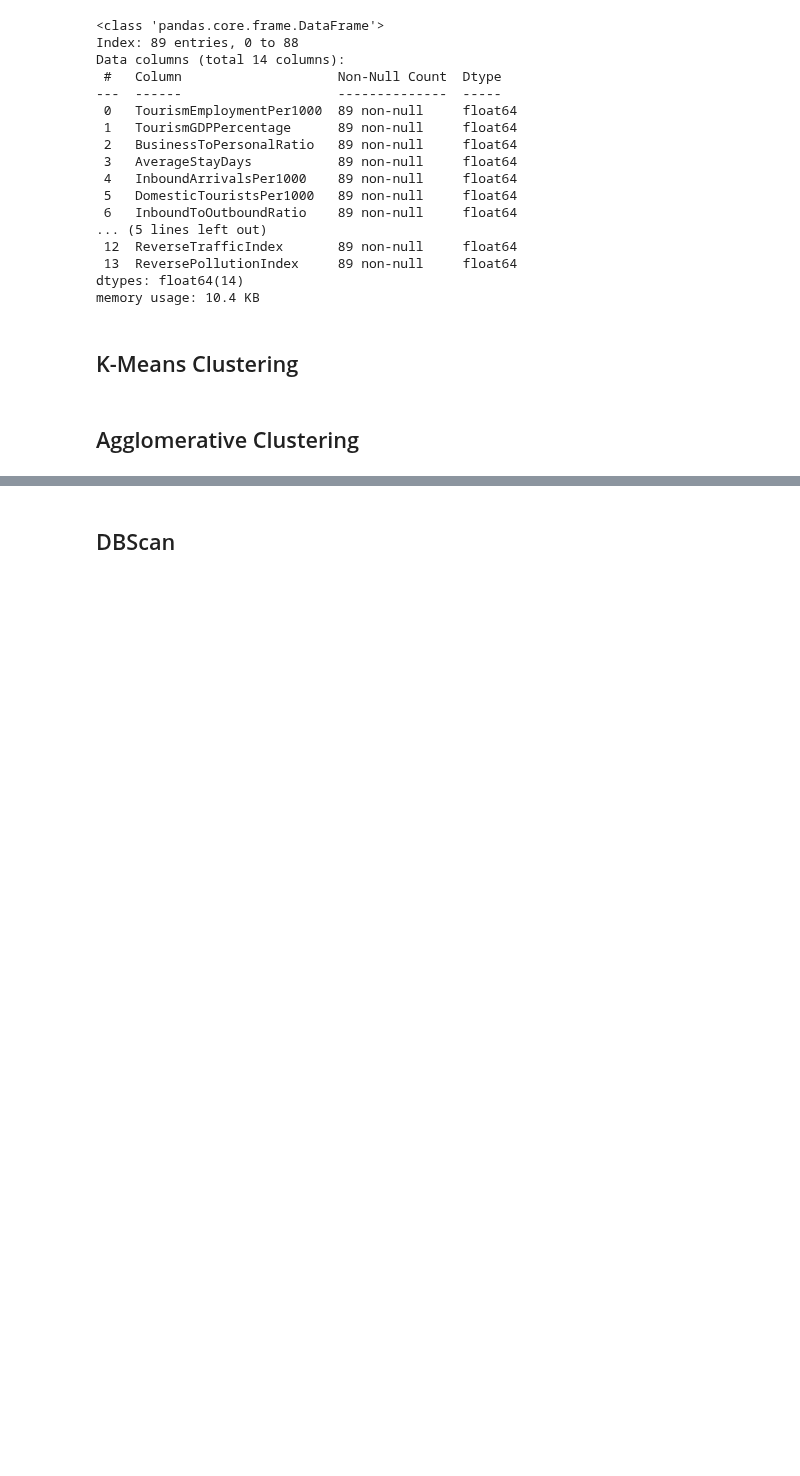
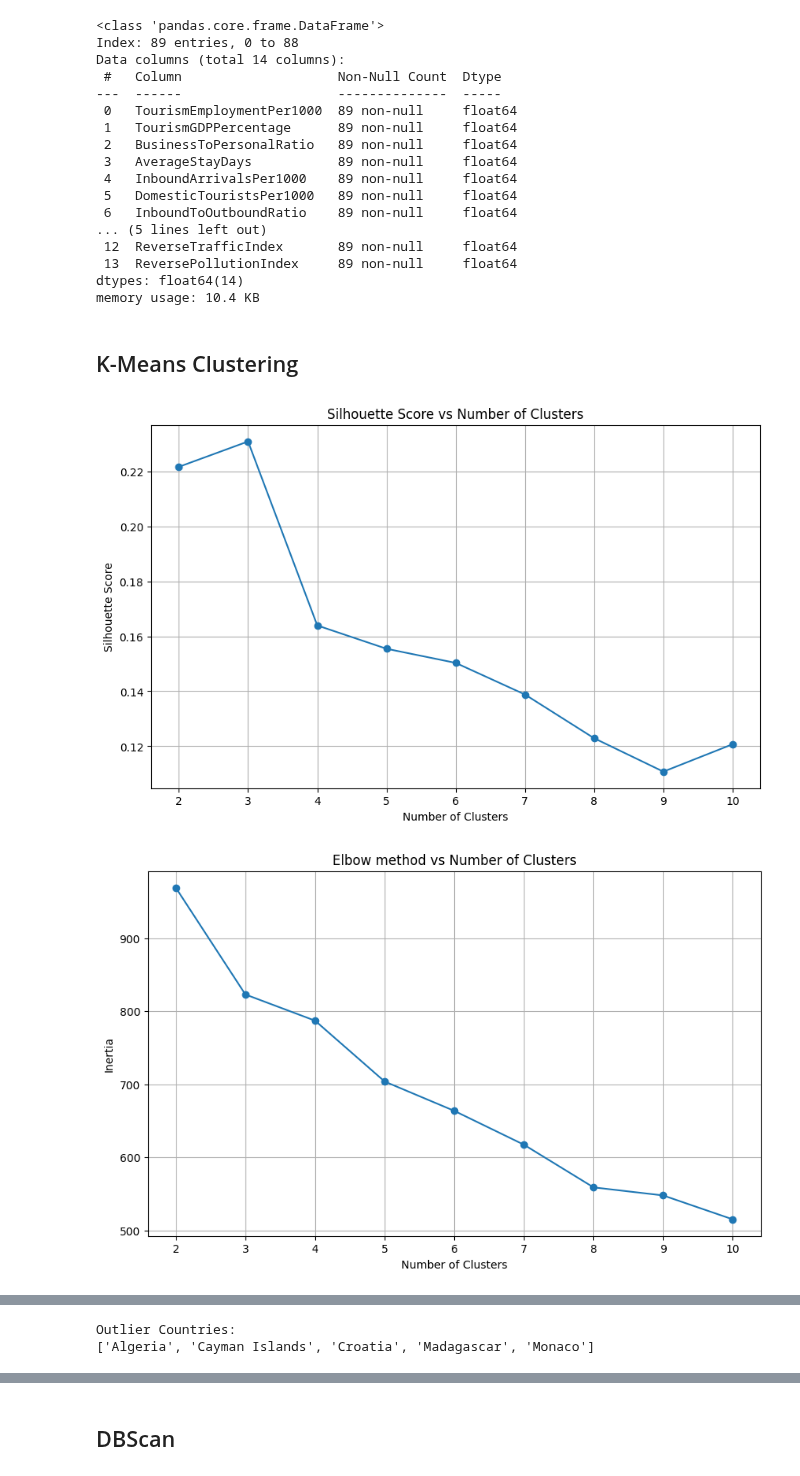
Before and after one commit to IuliaBunescu/tourism_clustering_project, a Jupyter notebook: Clustering/clustering.ipynb, the cells around one changed output, grey strips where cells are left out. Drawn from its saved outputs; the diff is of its cells as text; code cells hidden in the pictures; blank space fills up the shorter version.

```diff
--- a/Clustering/clustering.ipynb
+++ b/Clustering/clustering.ipynb
@@ -57,5 +57,53 @@ dtypes: float64(14)
 memory usage: 10.4 KB
 # %% [markdown]
 ## K-Means Clustering
-# %% [markdown]
-## Agglomerative Clustering
+# %%
+number_clusters = range(2, 11) #between 2 and 11 clusters
+silhouette_scores, inertia = utils.getSilhouetteScoreAndInertiaForKMeans(number_clusters, numerical_features_df)
+utils.plotValuesBasedOnClusterNumbers(number_clusters, silhouette_scores, "Number of Clusters", "Silhouette Score","Silhouette Score vs Number of Clusters")
+utils.plotValuesBasedOnClusterNumbers(number_clusters, inertia, "Number of Clusters", "Inertia","Elbow method vs Number of Clusters")
+
+#Choose the best k (based on max silhouette score)
+best_k = number_clusters[inertia.index(max(inertia))]
+
+#Run K-Means
+kmeans_final = KMeans(n_clusters=best_k,random_state=43, n_init=10, max_iter=1000)
+cluster_labels = kmeans_final.fit_predict(numerical_features_df)
+
+
+# Get distances of each point to its assigned cluster centroid
+centroids = kmeans_final.cluster_centers_
+distances = np.linalg.norm(numerical_features_df - centroids[cluster_labels], axis=1)
+
+# Define outliers (e.g., top 5% farthest points)
+threshold = np.percentile(distances, 95)
+outliers = distances > threshold
+
+# Run PCA
+pca = PCA(n_components=2)
+pca_components = pca.fit_transform(numerical_features_df)
+
+plt.figure(figsize=(10, 6))
+
+# Color points: red for outliers, blue otherwise
+colors = ['red' if outliers[i] else 'blue' for i in range(len(outliers))]
+plt.scatter(pca_components[:, 0], pca_components[:, 1], c=colors, s=80, edgecolors='k')
+
+# Annotate country names using same red/blue logic
+for i, country in enumerate(df["CountryName"]):
+    label_color = 'red' if outliers[i] else 'blue'
+    plt.annotate(country, (pca_components[i, 0], pca_components[i, 1]), fontsize=8, color=label_color)
+
+plt.title("Outlier Detection via K-Means (Red = Outliers, Blue = Inliers)")
+plt.xlabel("PCA 1")
+plt.ylabel("PCA 2")
+plt.grid(True)
+plt.show()
+
+# Print names of outlier countries
+outlier_countries = df["CountryName"][outliers]
+print("Outlier Countries:")
+print(outlier_countries.to_list())
+# %% [output]
+[figure, added]
+[figure, added]
@@ -61,0 +111,2 @@ memory usage: 10.4 KB
+Outlier Countries:
+['Algeria', 'Cayman Islands', 'Croatia', 'Madagascar', 'Monaco']
```
Also changed, not shown: parts of 4 cells of this notebook, 2 other files.
